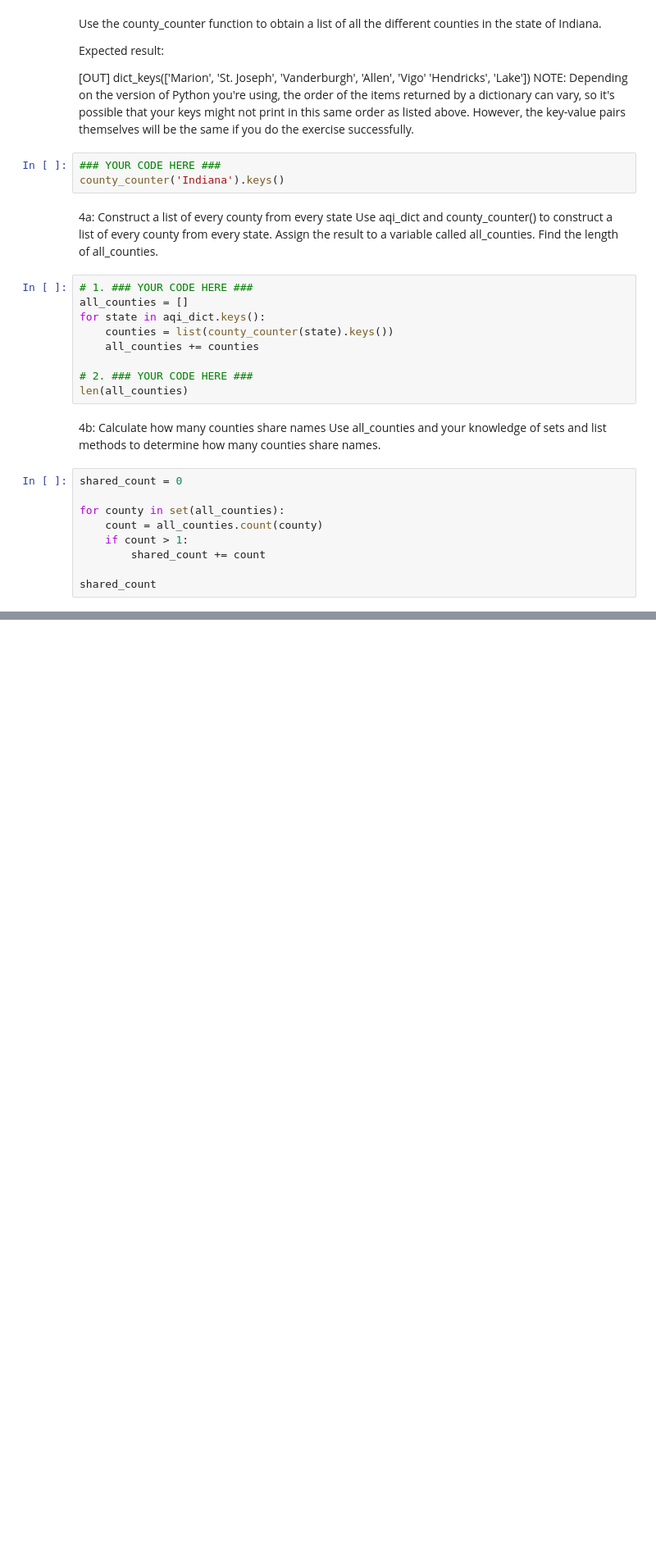
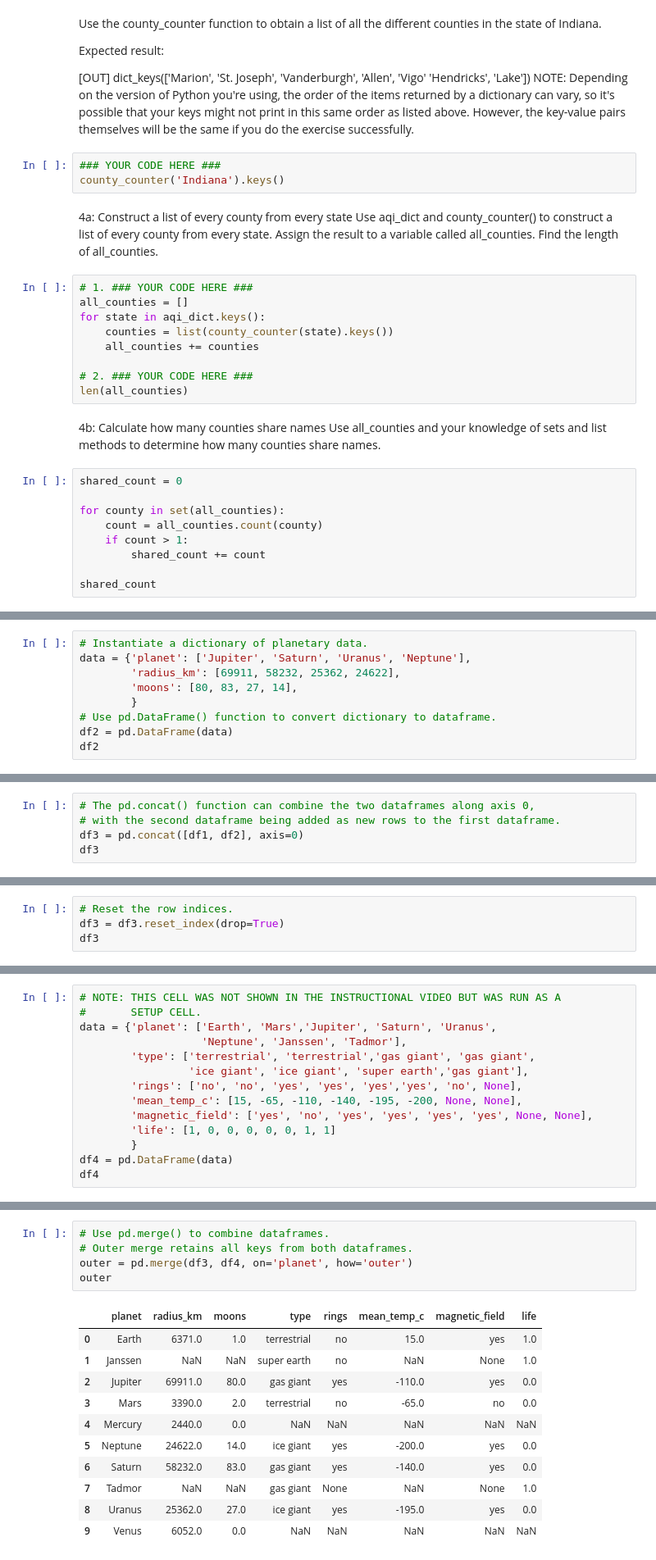
Before and after one commit to paschaldubem/FUNDUSAI, a Jupyter notebook: python training cousera-checkpoint.ipynb, the cells around one changed output, grey strips where cells are left out. Shown at 82% size. Saved outputs shown, nothing was run; the diff lists cells and outputs as text; blank space fills up the shorter version.

```diff
--- a/python training cousera-checkpoint.ipynb
+++ b/python training cousera-checkpoint.ipynb
@@ -978,0 +1531,9 @@ shared_count
+# %%
+# Instantiate a dictionary of planetary data.
+data = {'planet': ['Jupiter', 'Saturn', 'Uranus', 'Neptune'],
+        'radius_km': [69911, 58232, 25362, 24622],
+        'moons': [80, 83, 27, 14],
+        }
+# Use pd.DataFrame() function to convert dictionary to dataframe.
+df2 = pd.DataFrame(data)
+df2
@@ -978,0 +1546,5 @@ shared_count
+# %%
+# The pd.concat() function can combine the two dataframes along axis 0,
+# with the second dataframe being added as new rows to the first dataframe.
+df3 = pd.concat([df1, df2], axis=0)
+df3
@@ -978,0 +1561,4 @@ shared_count
+# %%
+# Reset the row indices.
+df3 = df3.reset_index(drop=True)
+df3
@@ -978,0 +1575,14 @@ shared_count
+# %%
+# NOTE: THIS CELL WAS NOT SHOWN IN THE INSTRUCTIONAL VIDEO BUT WAS RUN AS A
+#       SETUP CELL.
+data = {'planet': ['Earth', 'Mars','Jupiter', 'Saturn', 'Uranus',
+                   'Neptune', 'Janssen', 'Tadmor'],
+        'type': ['terrestrial', 'terrestrial','gas giant', 'gas giant',
+                 'ice giant', 'ice giant', 'super earth','gas giant'],
+        'rings': ['no', 'no', 'yes', 'yes', 'yes','yes', 'no', None],
+        'mean_temp_c': [15, -65, -110, -140, -195, -200, None, None],
+        'magnetic_field': ['yes', 'no', 'yes', 'yes', 'yes', 'yes', None, None],
+        'life': [1, 0, 0, 0, 0, 0, 1, 1]
+        }
+df4 = pd.DataFrame(data)
+df4
@@ -978,0 +1612,17 @@ shared_count
+# %%
+# Use pd.merge() to combine dataframes.
+# Outer merge retains all keys from both dataframes.
+outer = pd.merge(df3, df4, on='planet', how='outer')
+outer
+# %% [output]
+|  | planet | radius_km | moons | type | rings | mean_temp_c | magnetic_field | life |
+| 0 | Earth | 6371.0 | 1.0 | terrestrial | no | 15.0 | yes | 1.0 |
+| 1 | Janssen | NaN | NaN | super earth | no | NaN | None | 1.0 |
+| 2 | Jupiter | 69911.0 | 80.0 | gas giant | yes | -110.0 | yes | 0.0 |
+| 3 | Mars | 3390.0 | 2.0 | terrestrial | no | -65.0 | no | 0.0 |
+| 4 | Mercury | 2440.0 | 0.0 | NaN | NaN | NaN | NaN | NaN |
+| 5 | Neptune | 24622.0 | 14.0 | ice giant | yes | -200.0 | yes | 0.0 |
+| 6 | Saturn | 58232.0 | 83.0 | gas giant | yes | -140.0 | yes | 0.0 |
+| 7 | Tadmor | NaN | NaN | gas giant | None | NaN | None | 1.0 |
+| 8 | Uranus | 25362.0 | 27.0 | ice giant | yes | -195.0 | yes | 0.0 |
+| 9 | Venus | 6052.0 | 0.0 | NaN | NaN | NaN | NaN | NaN |
```
Also changed, not shown: parts of 101 cells of this notebook.
